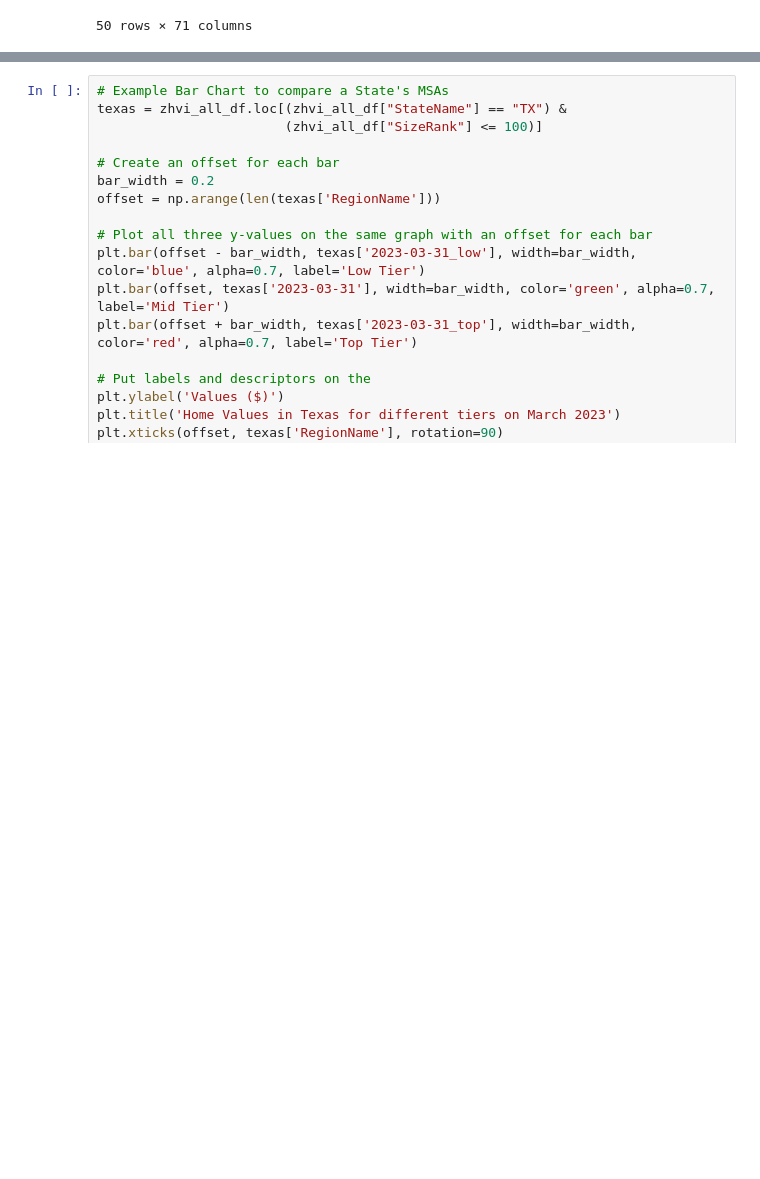
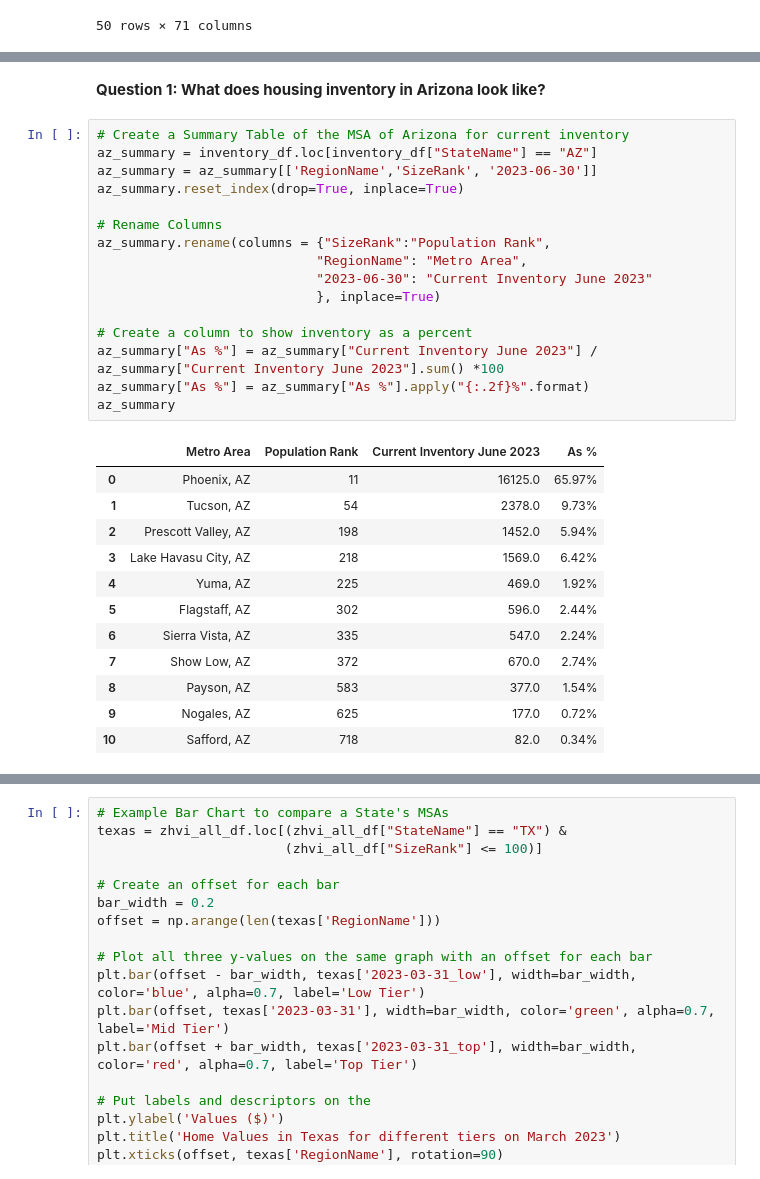
Before and after one commit to grantkerkman/project1_housing, a Jupyter notebook: grant_notebook.ipynb, the cells around one changed output, grey strips where cells are left out. Cells and saved outputs as stored; diff of their text form; blank space fills up the shorter version.

```diff
--- a/grant_notebook.ipynb
+++ b/grant_notebook.ipynb
@@ -334,3 +314,34 @@ Index(['RegionID', 'SizeRank', 'RegionName', 'RegionType', 'StateName',
        '2023-01-31', '2023-02-28', '2023-03-31', '2023-04-30', '2023-05-31',
        '2023-06-30'],
       dtype='object')
+# %% [markdown]
+**Question 1: What does housing inventory in Arizona look like?**
+# %%
+# Create a Summary Table of the MSA of Arizona for current inventory
+az_summary = inventory_df.loc[inventory_df["StateName"] == "AZ"]
+az_summary = az_summary[['RegionName','SizeRank', '2023-06-30']]
+az_summary.reset_index(drop=True, inplace=True)
+
+# Rename Columns
+az_summary.rename(columns = {"SizeRank":"Population Rank",
+                            "RegionName": "Metro Area",
+                            "2023-06-30": "Current Inventory June 2023"
+                            }, inplace=True)
+
+# Create a column to show inventory as a percent
+az_summary["As %"] = az_summary["Current Inventory June 2023"] / az_summary["Current Inventory June 2023"].sum() *100
+az_summary["As %"] = az_summary["As %"].apply("{:.2f}%".format)
+az_summary
+# %% [output]
+|  | Metro Area | Population Rank | Current Inventory June 2023 | As % |
+| 0 | Phoenix, AZ | 11 | 16125.0 | 65.97% |
+| 1 | Tucson, AZ | 54 | 2378.0 | 9.73% |
+| 2 | Prescott Valley, AZ | 198 | 1452.0 | 5.94% |
+| 3 | Lake Havasu City, AZ | 218 | 1569.0 | 6.42% |
+| 4 | Yuma, AZ | 225 | 469.0 | 1.92% |
+| 5 | Flagstaff, AZ | 302 | 596.0 | 2.44% |
+| 6 | Sierra Vista, AZ | 335 | 547.0 | 2.24% |
+| 7 | Show Low, AZ | 372 | 670.0 | 2.74% |
+| 8 | Payson, AZ | 583 | 377.0 | 1.54% |
+| 9 | Nogales, AZ | 625 | 177.0 | 0.72% |
+| 10 | Safford, AZ | 718 | 82.0 | 0.34% |
```
Also changed, not shown: parts of 10 cells of this notebook.
